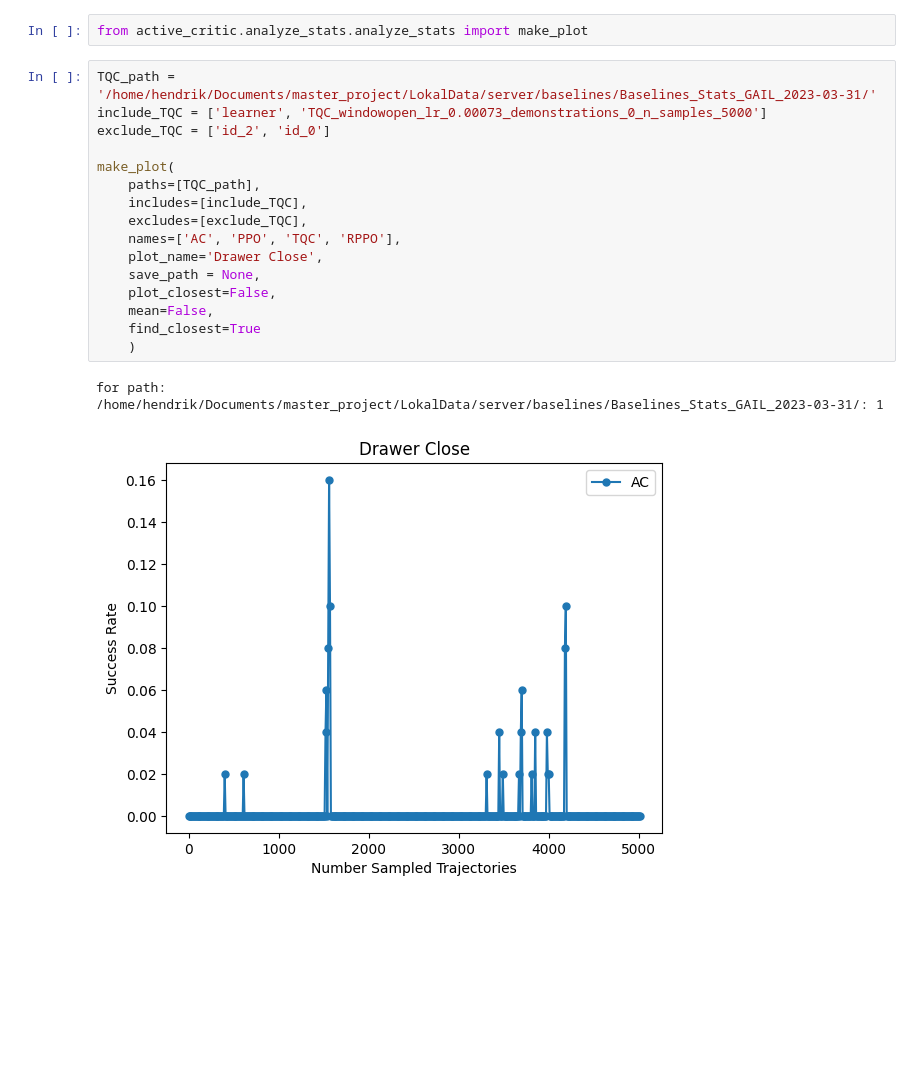
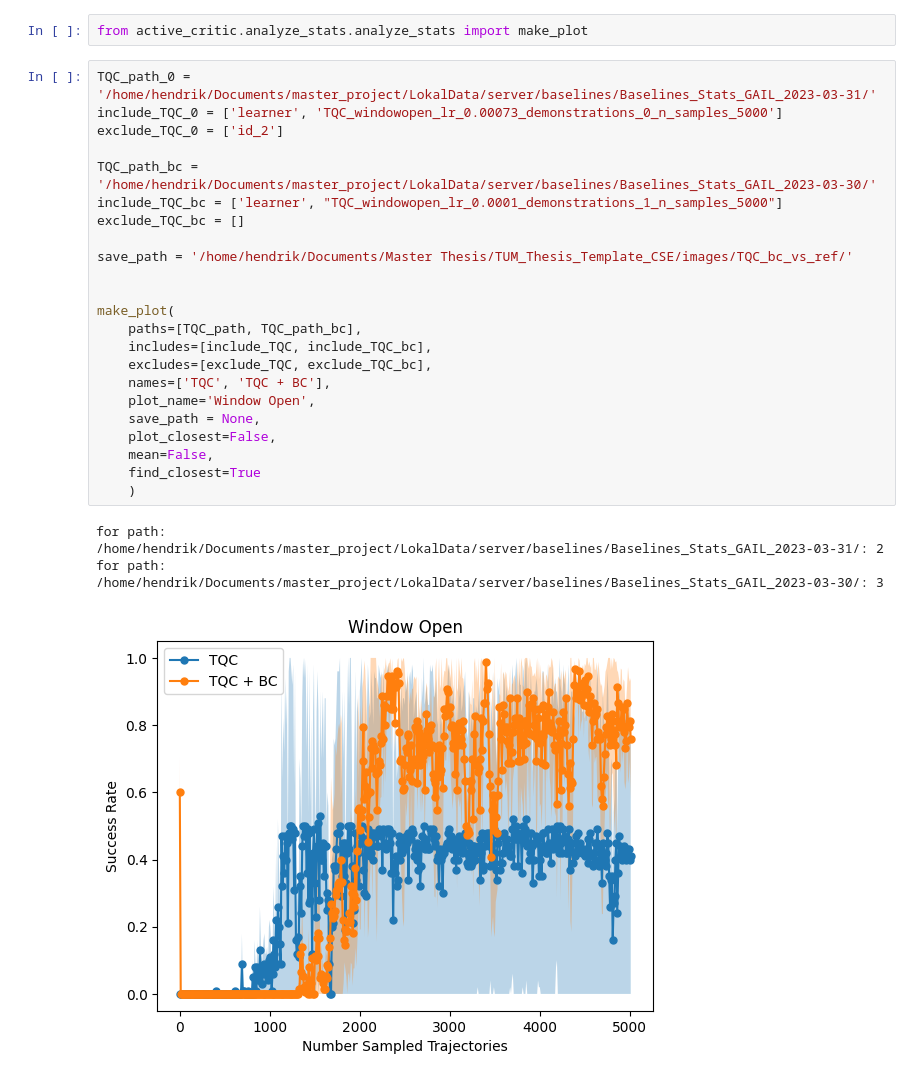
Before and after one commit to ReliableTree/ActiveCritic, a Jupyter notebook: src/active_critic/analyze_stats/dense_0/windowopen.ipynb, the cells around one changed output. Saved outputs shown, nothing was run; the diff lists cells and outputs as text; blank space fills up the shorter version.

```diff
--- a/src/active_critic/analyze_stats/dense_0/windowopen.ipynb
+++ b/src/active_critic/analyze_stats/dense_0/windowopen.ipynb
@@ -1,21 +1,29 @@
 # %%
 from active_critic.analyze_stats.analyze_stats import make_plot
 # %%
-TQC_path = '/home/hendrik/Documents/master_project/LokalData/server/baselines/Baselines_Stats_GAIL_2023-03-31/'
-include_TQC = ['learner', 'TQC_windowopen_lr_0.00073_demonstrations_0_n_samples_5000']
-exclude_TQC = ['id_2', 'id_0']
+TQC_path_0 = '/home/hendrik/Documents/master_project/LokalData/server/baselines/Baselines_Stats_GAIL_2023-03-31/'
+include_TQC_0 = ['learner', 'TQC_windowopen_lr_0.00073_demonstrations_0_n_samples_5000']
+exclude_TQC_0 = ['id_2']
+
+TQC_path_bc = '/home/hendrik/Documents/master_project/LokalData/server/baselines/Baselines_Stats_GAIL_2023-03-30/'
+include_TQC_bc = ['learner', "TQC_windowopen_lr_0.0001_demonstrations_1_n_samples_5000"]
+exclude_TQC_bc = []
+
+save_path = '/home/hendrik/Documents/Master Thesis/TUM_Thesis_Template_CSE/images/TQC_bc_vs_ref/'
+
 
 make_plot(
-    paths=[TQC_path],
-    includes=[include_TQC],
-    excludes=[exclude_TQC],
-    names=['AC', 'PPO', 'TQC', 'RPPO'],
-    plot_name='Drawer Close',
+    paths=[TQC_path, TQC_path_bc],
+    includes=[include_TQC, include_TQC_bc],
+    excludes=[exclude_TQC, exclude_TQC_bc],
+    names=['TQC', 'TQC + BC'],
+    plot_name='Window Open',
     save_path = None,
     plot_closest=False,
     mean=False,
     find_closest=True
     )
 # %% [output]
-for path: /home/hendrik/Documents/master_project/LokalData/server/baselines/Baselines_Stats_GAIL_2023-03-31/: 1
+for path: /home/hendrik/Documents/master_project/LokalData/server/baselines/Baselines_Stats_GAIL_2023-03-31/: 2
+for path: /home/hendrik/Documents/master_project/LokalData/server/baselines/Baselines_Stats_GAIL_2023-03-30/: 3
-[figure, old version]
+[figure, new version]
```
Also changed, not shown: 1 other file.
